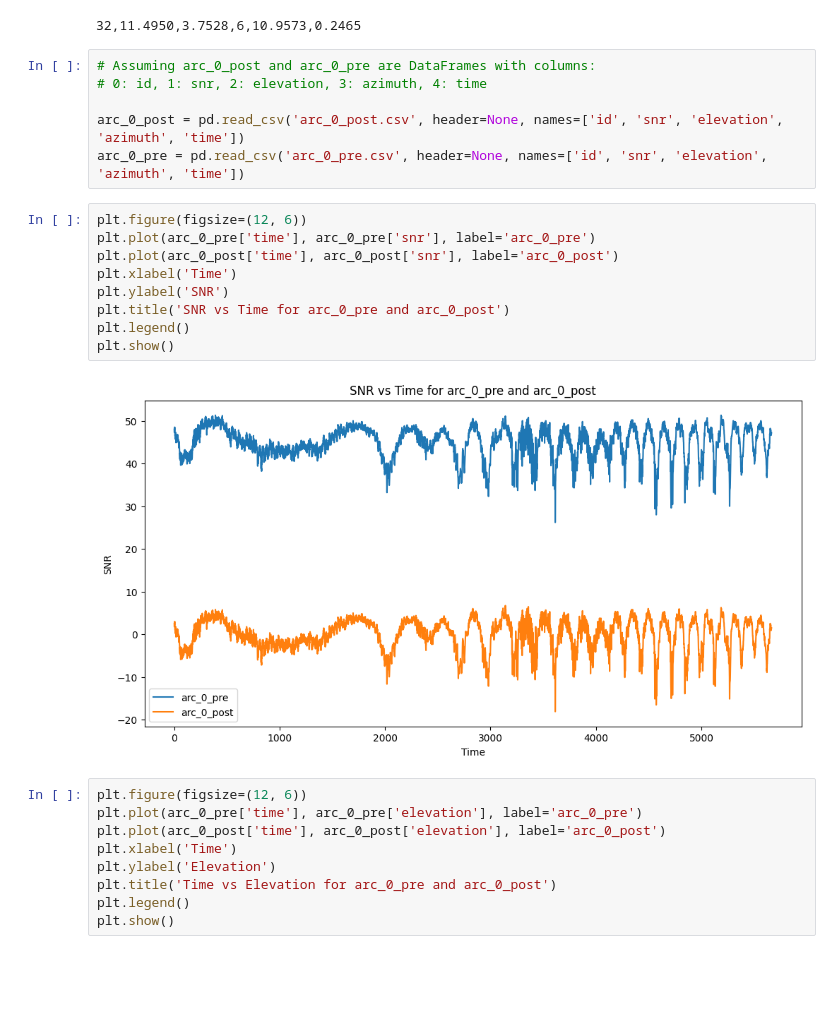
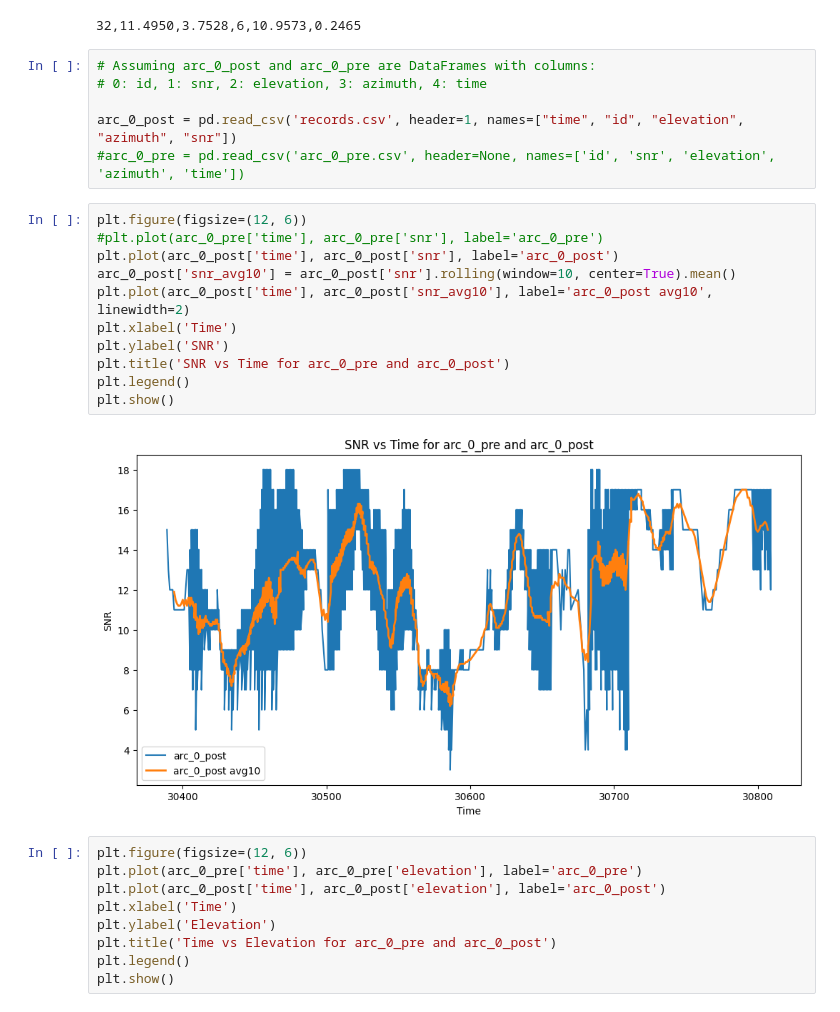
Before and after one commit to JortvD/realtime-gnssrefl, a Jupyter notebook: compute/analysis.ipynb, the cells around one changed output. Drawn from its saved outputs; the diff is of its cells as text; blank space fills up the shorter version.

```diff
--- a/compute/analysis.ipynb
+++ b/compute/analysis.ipynb
@@ -75,19 +75,21 @@ print(f"{n_obs},{mean_all:.4f},{std_all:.4f},{outliers},{mean_cleaned:.4f},{std_
 # Assuming arc_0_post and arc_0_pre are DataFrames with columns:
 # 0: id, 1: snr, 2: elevation, 3: azimuth, 4: time
 
-arc_0_post = pd.read_csv('arc_0_post.csv', header=None, names=['id', 'snr', 'elevation', 'azimuth', 'time'])
-arc_0_pre = pd.read_csv('arc_0_pre.csv', header=None, names=['id', 'snr', 'elevation', 'azimuth', 'time'])
+arc_0_post = pd.read_csv('records.csv', header=1, names=["time", "id", "elevation", "azimuth", "snr"])
+#arc_0_pre = pd.read_csv('arc_0_pre.csv', header=None, names=['id', 'snr', 'elevation', 'azimuth', 'time'])
 # %%
 plt.figure(figsize=(12, 6))
-plt.plot(arc_0_pre['time'], arc_0_pre['snr'], label='arc_0_pre')
+#plt.plot(arc_0_pre['time'], arc_0_pre['snr'], label='arc_0_pre')
 plt.plot(arc_0_post['time'], arc_0_post['snr'], label='arc_0_post')
+arc_0_post['snr_avg10'] = arc_0_post['snr'].rolling(window=10, center=True).mean()
+plt.plot(arc_0_post['time'], arc_0_post['snr_avg10'], label='arc_0_post avg10', linewidth=2)
 plt.xlabel('Time')
 plt.ylabel('SNR')
 plt.title('SNR vs Time for arc_0_pre and arc_0_post')
 plt.legend()
 plt.show()
 # %% [output]
-[figure, old version]
+[figure, new version]
 # %%
 plt.figure(figsize=(12, 6))
 plt.plot(arc_0_pre['time'], arc_0_pre['elevation'], label='arc_0_pre')
```
Also changed, not shown: parts of 1 cell of this notebook, 10 other files.
